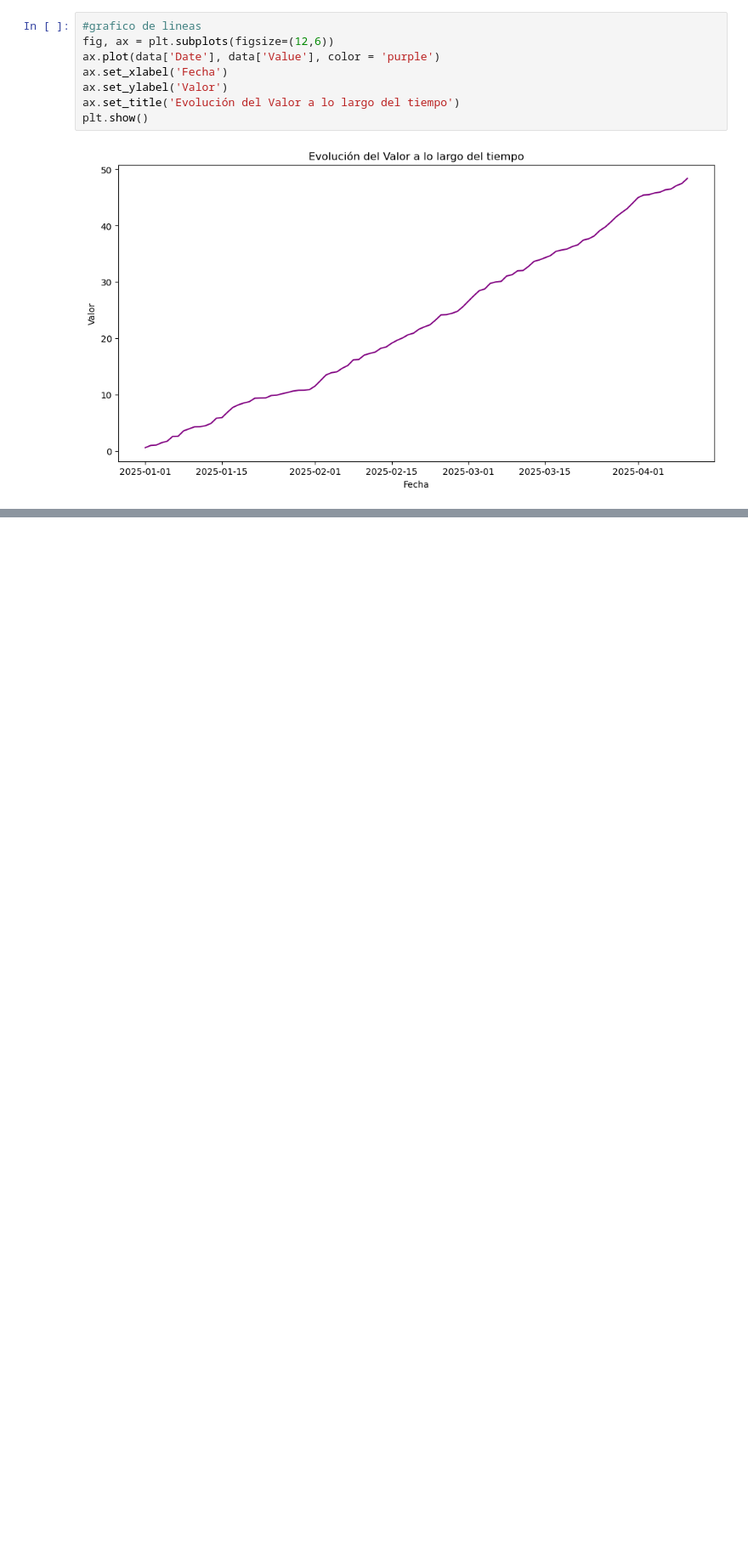
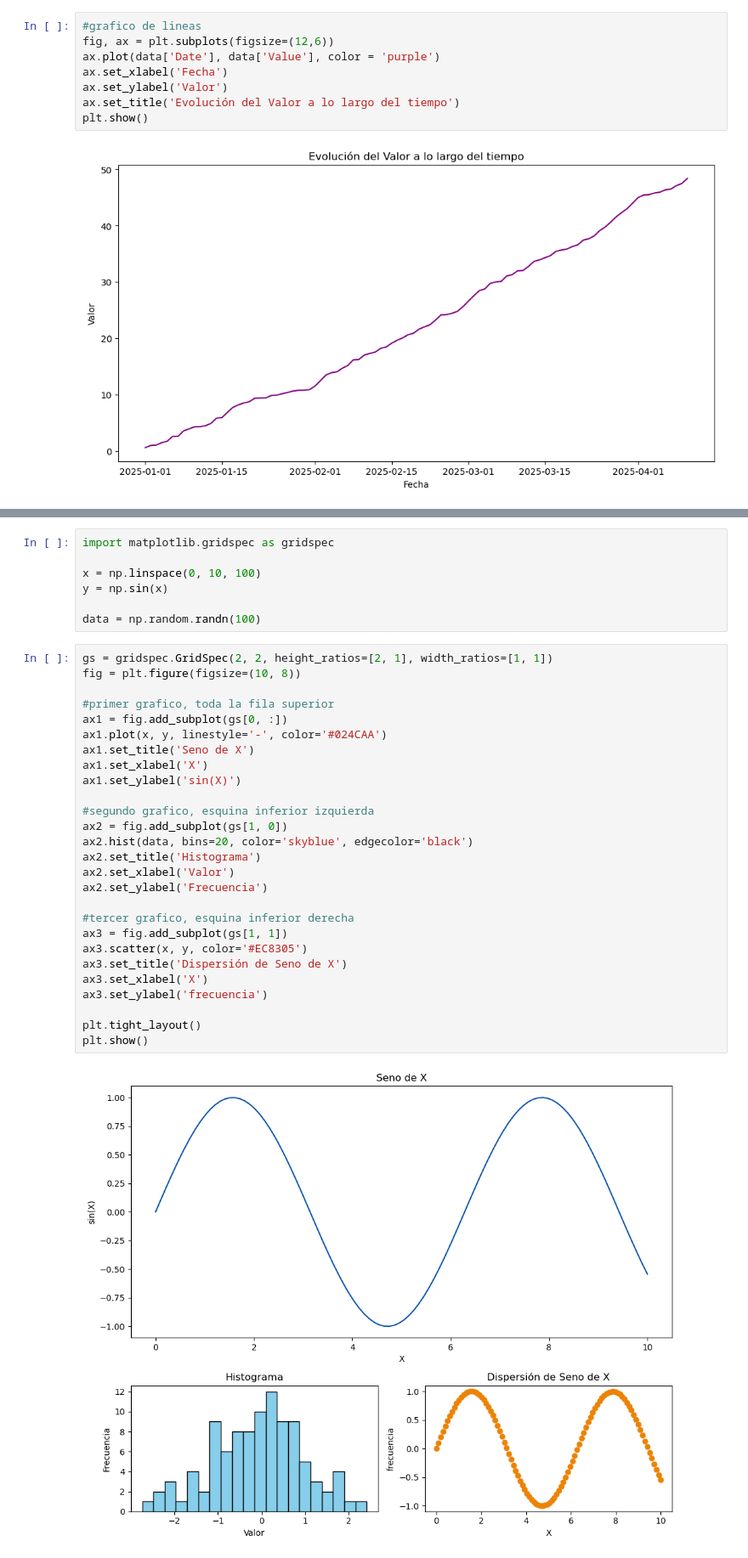
Before and after one commit to JhanDPH/Online_Retail, a Jupyter notebook: notebooks/ejemplos_practicos.ipynb, the cells around one changed output, grey strips where cells are left out. Shown at 85% size. Cells and saved outputs as stored; diff of their text form; blank space fills up the shorter version.

```diff
--- a/notebooks/ejemplos_practicos.ipynb
+++ b/notebooks/ejemplos_practicos.ipynb
@@ -1432,0 +1472,36 @@ plt.show()
+# %%
+import matplotlib.gridspec as gridspec
+
+x = np.linspace(0, 10, 100)
+y = np.sin(x)
+
+data = np.random.randn(100)
+# %%
+gs = gridspec.GridSpec(2, 2, height_ratios=[2, 1], width_ratios=[1, 1])
+fig = plt.figure(figsize=(10, 8))
+
+#primer grafico, toda la fila superior
+ax1 = fig.add_subplot(gs[0, :])
+ax1.plot(x, y, linestyle='-', color='#024CAA')
+ax1.set_title('Seno de X')
+ax1.set_xlabel('X')
+ax1.set_ylabel('sin(X)')
+
+#segundo grafico, esquina inferior izquierda
+ax2 = fig.add_subplot(gs[1, 0])
+ax2.hist(data, bins=20, color='skyblue', edgecolor='black')
+ax2.set_title('Histograma')
+ax2.set_xlabel('Valor')
+ax2.set_ylabel('Frecuencia')
+
+#tercer grafico, esquina inferior derecha
+ax3 = fig.add_subplot(gs[1, 1])
+ax3.scatter(x, y, color='#EC8305')
+ax3.set_title('Dispersión de Seno de X')
+ax3.set_xlabel('X')
+ax3.set_ylabel('frecuencia')
+
+plt.tight_layout()
+plt.show()
+# %% [output]
+[figure, added]
```
Also changed, not shown: parts of 26 cells of this notebook.
